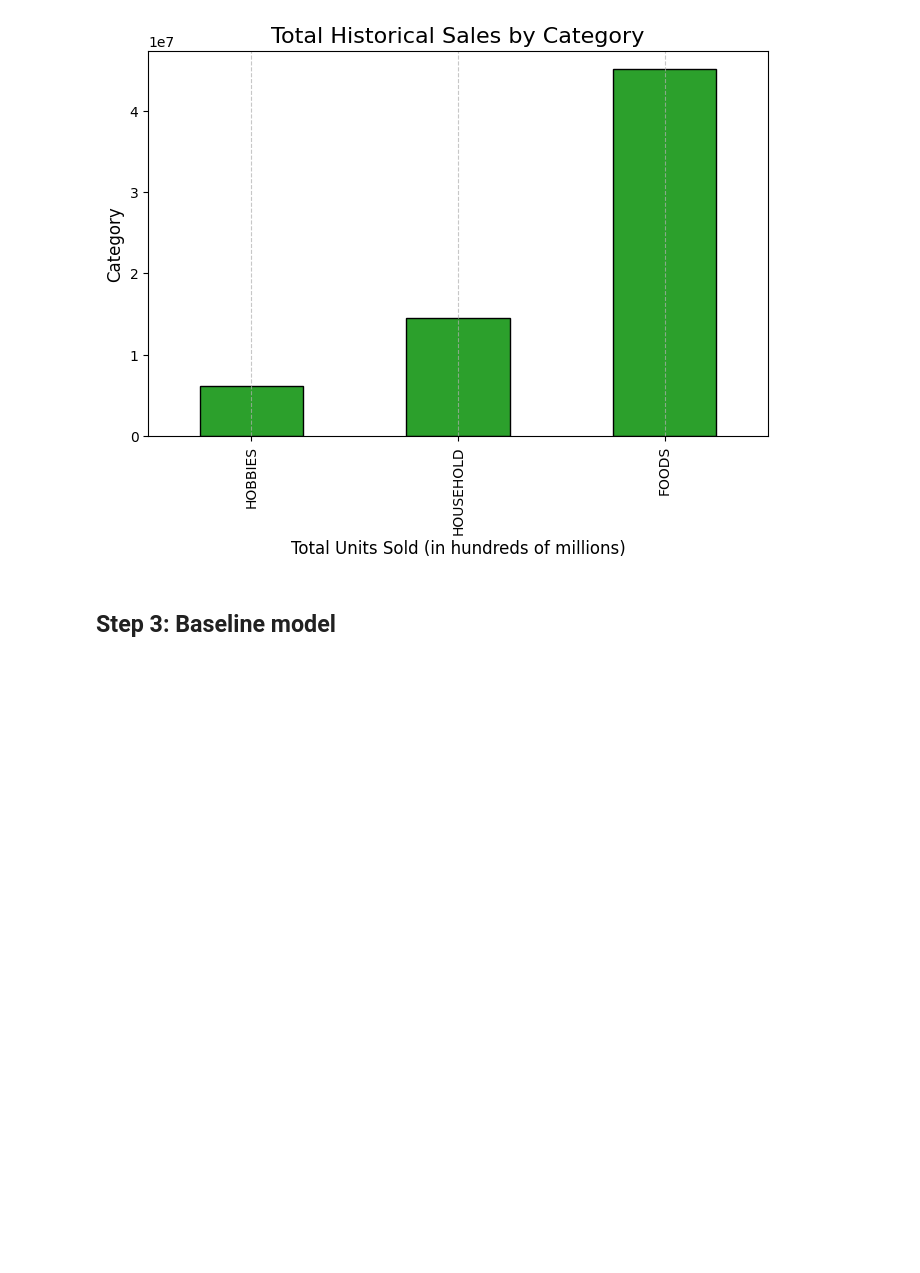
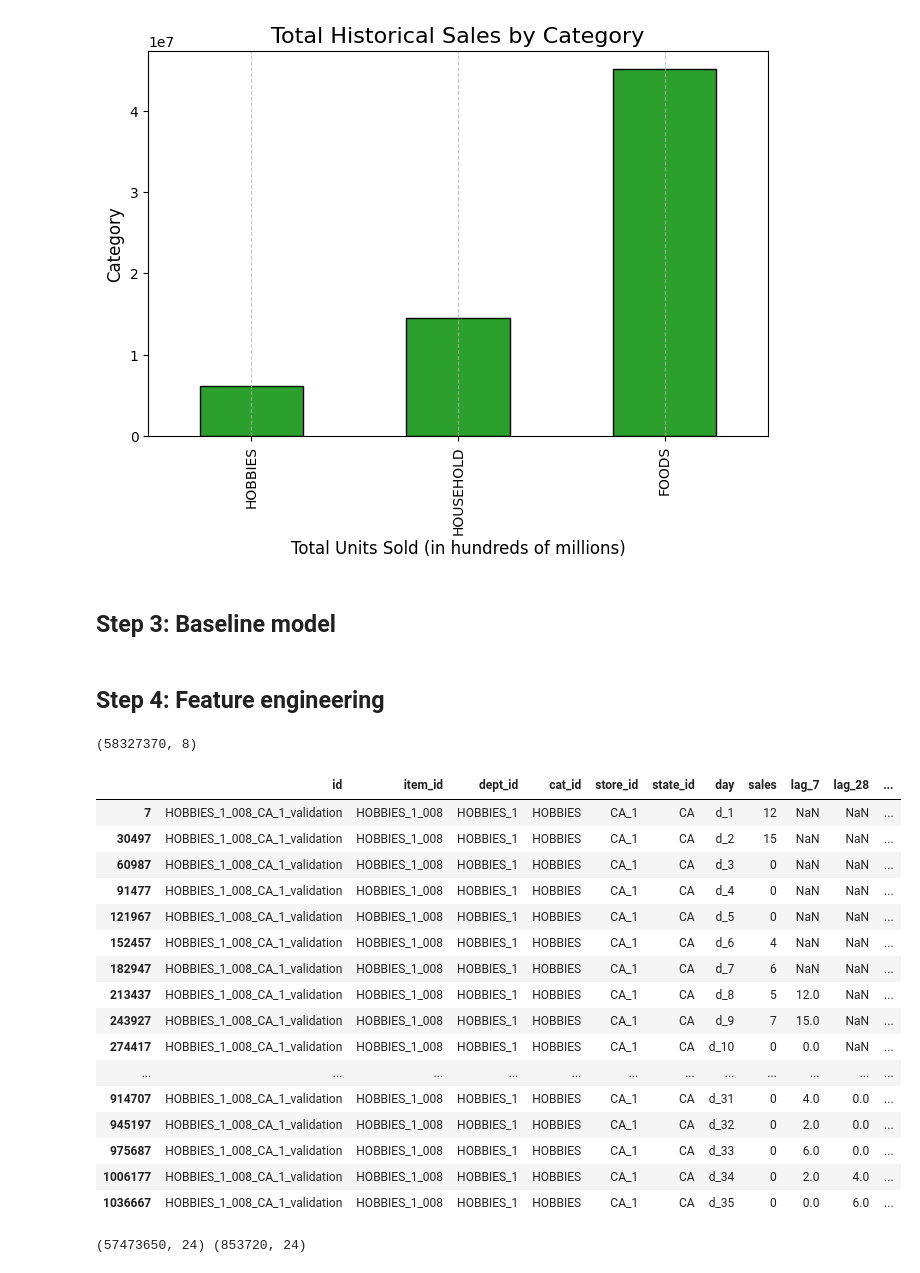
Before and after one commit to 11shafayet/m5-demand-forecasting, a Jupyter notebook: m5-forecasting-accuracy-end-to-end-pipeline.ipynb, the cells around one changed output. Cells and saved outputs as stored; diff of their text form; code cells hidden in the pictures; blank space fills up the shorter version.

Commit message:
EDA, feature engineering and train val split is done

```diff
--- a/m5-forecasting-accuracy-end-to-end-pipeline.ipynb
+++ b/m5-forecasting-accuracy-end-to-end-pipeline.ipynb
@@ -110,3 +110,49 @@ final_submission = pd.concat([submission, eval_sub], ignore_index=True)
 
 # Save the final submission to a CSV file
 final_submission.to_csv('submission.csv', index=False)
+# %% [markdown]
+## Step 4: Feature engineering
+# %%
+id_columns = ['id', 'item_id', 'dept_id', 'cat_id', 'store_id', 'state_id']
+
+df_long = pd.melt(
+    sales_train_val_df,
+    id_vars=id_columns,
+    value_vars=d_cols,
+    var_name='day',
+    value_name='sales'
+)
+
+df_long.shape
+# %% [output]
+(58327370, 8)
+# %%
+df_long['sales'] = df_long['sales'].astype('int16')
+# %%
+# lag feature(past values): sales 7/28 days ago
+df_long['lag_7'] = df_long.groupby('id')['sales'].shift(7)
+df_long['lag_28'] = df_long.groupby('id')['sales'].shift(28)
+# %%
+# rolling feature(moving average): average feature of last 7/28 days
+df_long['rolling_mean_7'] = df_long.groupby('id')['sales'].transform(lambda x: x.shift(1).rolling(7).mean())
+df_long['rolling_mean_28'] = df_long.groupby('id')['sales'].transform(lambda x: x.shift(1).rolling(28).mean())
+# %%
+df_long[df_long['id'] == 'HOBBIES_1_008_CA_1_validation'].head(35)
+# %% [output]
+|  | id | item_id | dept_id | cat_id | store_id | state_id | day | sales | lag_7 | lag_28 | ... |
+| 7 | HOBBIES_1_008_CA_1_validation | HOBBIES_1_008 | HOBBIES_1 | HOBBIES | CA_1 | CA | d_1 | 12 | NaN | NaN | ... |
+| 30497 | HOBBIES_1_008_CA_1_validation | HOBBIES_1_008 | HOBBIES_1 | HOBBIES | CA_1 | CA | d_2 | 15 | NaN | NaN | ... |
+| 60987 | HOBBIES_1_008_CA_1_validation | HOBBIES_1_008 | HOBBIES_1 | HOBBIES | CA_1 | CA | d_3 | 0 | NaN | NaN | ... |
+| 91477 | HOBBIES_1_008_CA_1_validation | HOBBIES_1_008 | HOBBIES_1 | HOBBIES | CA_1 | CA | d_4 | 0 | NaN | NaN | ... |
+| 121967 | HOBBIES_1_008_CA_1_validation | HOBBIES_1_008 | HOBBIES_1 | HOBBIES | CA_1 | CA | d_5 | 0 | NaN | NaN | ... |
+| 152457 | HOBBIES_1_008_CA_1_validation | HOBBIES_1_008 | HOBBIES_1 | HOBBIES | CA_1 | CA | d_6 | 4 | NaN | NaN | ... |
+| 182947 | HOBBIES_1_008_CA_1_validation | HOBBIES_1_008 | HOBBIES_1 | HOBBIES | CA_1 | CA | d_7 | 6 | NaN | NaN | ... |
+| 213437 | HOBBIES_1_008_CA_1_validation | HOBBIES_1_008 | HOBBIES_1 | HOBBIES | CA_1 | CA | d_8 | 5 | 12.0 | NaN | ... |
+| 243927 | HOBBIES_1_008_CA_1_validation | HOBBIES_1_008 | HOBBIES_1 | HOBBIES | CA_1 | CA | d_9 | 7 | 15.0 | NaN | ... |
+| 274417 | HOBBIES_1_008_CA_1_validation | HOBBIES_1_008 | HOBBIES_1 | HOBBIES | CA_1 | CA | d_10 | 0 | 0.0 | NaN | ... |
+| ... | ... | ... | ... | ... | ... | ... | ... | ... | ... | ... | ... |
+| 914707 | HOBBIES_1_008_CA_1_validation | HOBBIES_1_008 | HOBBIES_1 | HOBBIES | CA_1 | CA | d_31 | 0 | 4.0 | 0.0 | ... |
+| 945197 | HOBBIES_1_008_CA_1_validation | HOBBIES_1_008 | HOBBIES_1 | HOBBIES | CA_1 | CA | d_32 | 0 | 2.0 | 0.0 | ... |
+| 975687 | HOBBIES_1_008_CA_1_validation | HOBBIES_1_008 | HOBBIES_1 | HOBBIES | CA_1 | CA | d_33 | 0 | 6.0 | 0.0 | ... |
+| 1006177 | HOBBIES_1_008_CA_1_validation | HOBBIES_1_008 | HOBBIES_1 | HOBBIES | CA_1 | CA | d_34 | 0 | 2.0 | 4.0 | ... |
+| 1036667 | HOBBIES_1_008_CA_1_validation | HOBBIES_1_008 | HOBBIES_1 | HOBBIES | CA_1 | CA | d_35 | 0 | 0.0 | 6.0 | ... |
@@ -112,0 +193,4 @@ final_submission.to_csv('submission.csv', index=False)
+# %%
+print(train_df.shape, val_df.shape)
+# %% [output]
+(57473650, 24) (853720, 24)
```
Also changed, not shown: parts of 4 cells of this notebook.
